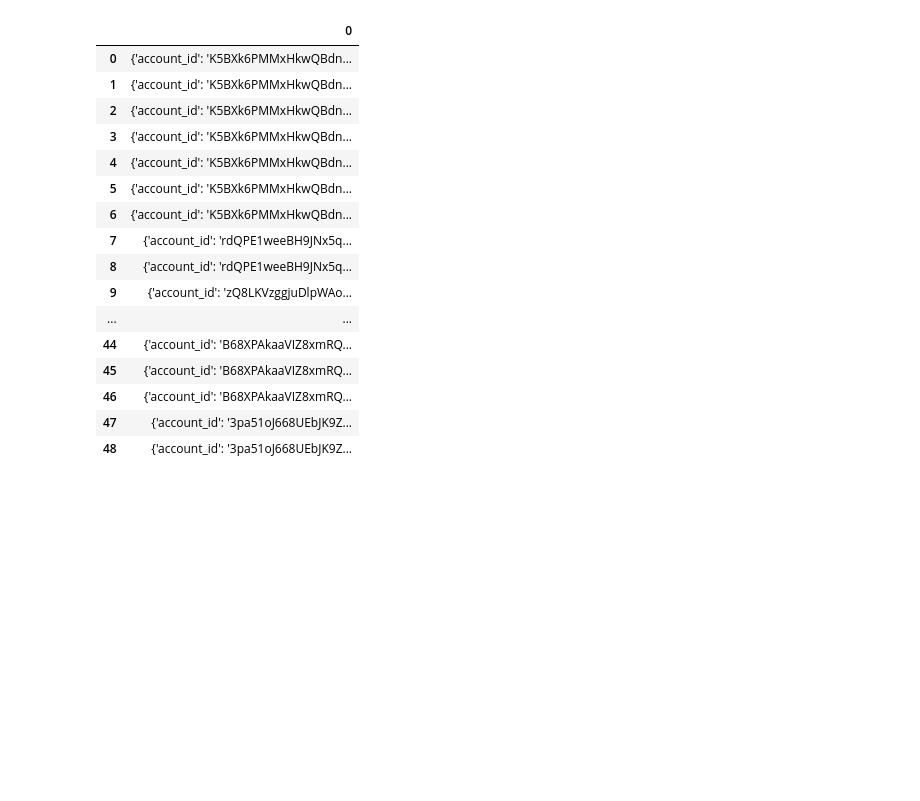
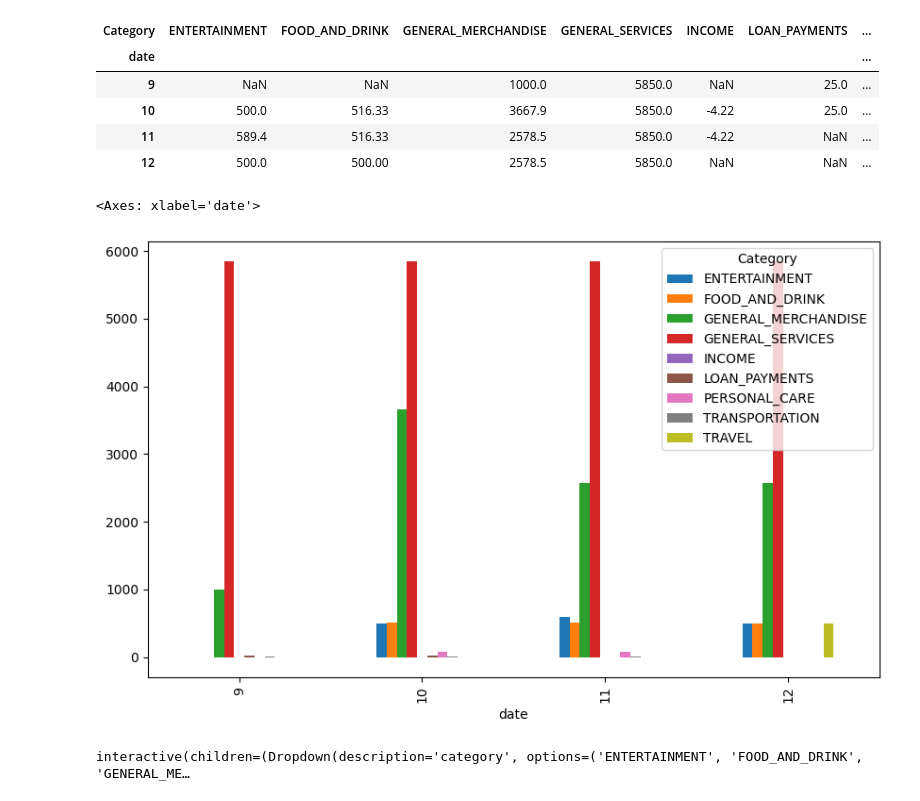
Before and after one commit to LynetteLeeSiYing/BudgetBuddy, a Jupyter notebook: BudgetBuddy.ipynb, the cells around one changed output. Saved outputs shown, nothing was run; the diff lists cells and outputs as text; code cells hidden in the pictures; blank space fills up the shorter version.

Commit message:
budget

```diff
--- a/BudgetBuddy.ipynb
+++ b/BudgetBuddy.ipynb
@@ -129,25 +131,57 @@ while has_more:
 
 # Persist cursor and updated data
 apply_updates(item_id, added, modified, removed, latest_cursor)
-# %%
-import pandas as pd
-df = pd.DataFrame(transactions_db)
-df
-# %% [output]
-|  | 0 |
-| 0 | {'account_id': 'K5BXk6PMMxHkwQBdn... |
-| 1 | {'account_id': 'K5BXk6PMMxHkwQBdn... |
-| 2 | {'account_id': 'K5BXk6PMMxHkwQBdn... |
-| 3 | {'account_id': 'K5BXk6PMMxHkwQBdn... |
-| 4 | {'account_id': 'K5BXk6PMMxHkwQBdn... |
-| 5 | {'account_id': 'K5BXk6PMMxHkwQBdn... |
-| 6 | {'account_id': 'K5BXk6PMMxHkwQBdn... |
-| 7 | {'account_id': 'rdQPE1weeBH9JNx5q... |
-| 8 | {'account_id': 'rdQPE1weeBH9JNx5q... |
-| 9 | {'account_id': 'zQ8LKVzggjuDlpWAo... |
-| ... | ... |
-| 44 | {'account_id': 'B68XPAkaaVIZ8xmRQ... |
-| 45 | {'account_id': 'B68XPAkaaVIZ8xmRQ... |
-| 46 | {'account_id': 'B68XPAkaaVIZ8xmRQ... |
-| 47 | {'account_id': '3pa51oJ668UEbJK9Z... |
-| 48 | {'account_id': '3pa51oJ668UEbJK9Z... |
+# %%
+import pandas as pd
+import datetime
+%run transaction_data.py
+
+df = pd.json_normalize(data)
+df['date'] = pd.to_datetime(df['date'])
+df=df[['amount','personal_finance_category.primary','personal_finance_category.detailed','date']]
+
+# group by month and category
+monthly_flow=df.groupby([df['date'].dt.month, 'personal_finance_category.primary'])['amount'].sum().unstack()
+monthly_flow = monthly_flow.rename_axis(columns='Category')
+
+display(monthly_flow)
+monthly_flow.plot(kind='bar', legend=True,
+                  figsize=(10, 6),
+                 )
+# %% [output]
+| Category | ENTERTAINMENT | FOOD_AND_DRINK | GENERAL_MERCHANDISE | GENERAL_SERVICES | INCOME | LOAN_PAYMENTS | ... |
+| date |  |  |  |  |  |  | ... |
+| 9 | NaN | NaN | 1000.0 | 5850.0 | NaN | 25.0 | ... |
+| 10 | 500.0 | 516.33 | 3667.9 | 5850.0 | -4.22 | 25.0 | ... |
+| 11 | 589.4 | 516.33 | 2578.5 | 5850.0 | -4.22 | NaN | ... |
+| 12 | 500.0 | 500.00 | 2578.5 | 5850.0 | NaN | NaN | ... |
+<Axes: xlabel='date'>
+[figure, added]
+# %%
+#set budget
+import ipywidgets as widgets
+from IPython.display import display
+from ipywidgets import interactive, interact
+import matplotlib.pyplot as plt
+
+categories = ['ENTERTAINMENT', 'FOOD_AND_DRINK', 'GENERAL_MERCHANDISE', 'GENERAL_SERVICES', 'LOAN_PAYMENTS', 'PERSONAL_CARE', 'TRANSPORTATION', 'TRAVEL']
+slider_data=[{'Category':category, 'Budget': 0} for category in categories]
+df = pd.DataFrame(slider_data, columns=['Category', 'Budget'])
+
+def on_slider_change(**kwargs):
+    global df
+    category = kwargs['category']
+    new_value = kwargs['budget']
+    df.loc[df['Category'] == category, 'Budget'] = new_value
+
+    print("Selected value:", new_value)
+    print("")
+    print(df)
+
+interactive_plot = interactive(on_slider_change, category=categories, budget=widgets.IntText(
+    value=0,
+    style={'description_width': 'initial'},
+    ))
+display(interactive_plot)
+# %% [output]
+interactive(children=(Dropdown(description='category', options=('ENTERTAINMENT', 'FOOD_AND_DRINK', 'GENERAL_ME…
```
Also changed, not shown: parts of 4 cells of this notebook, 1 other file.
